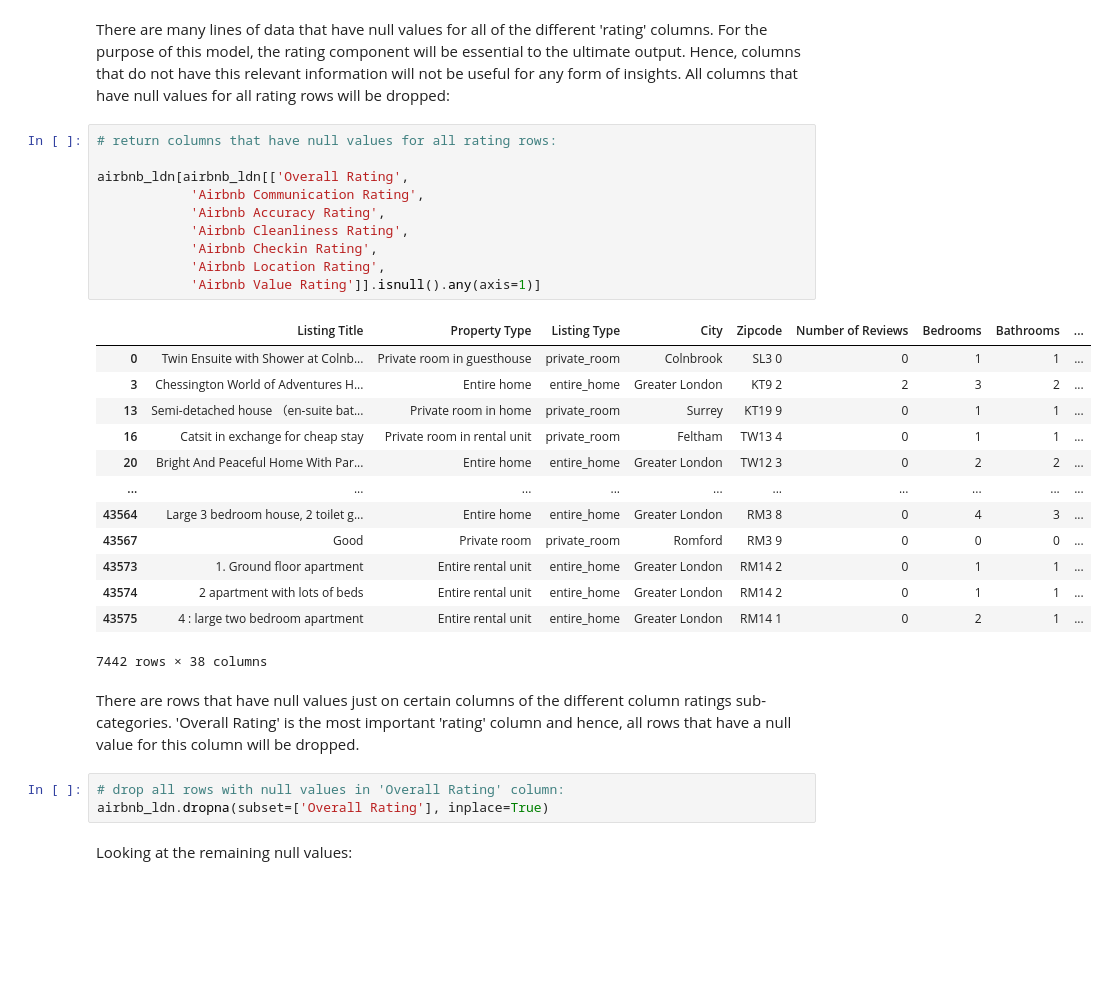
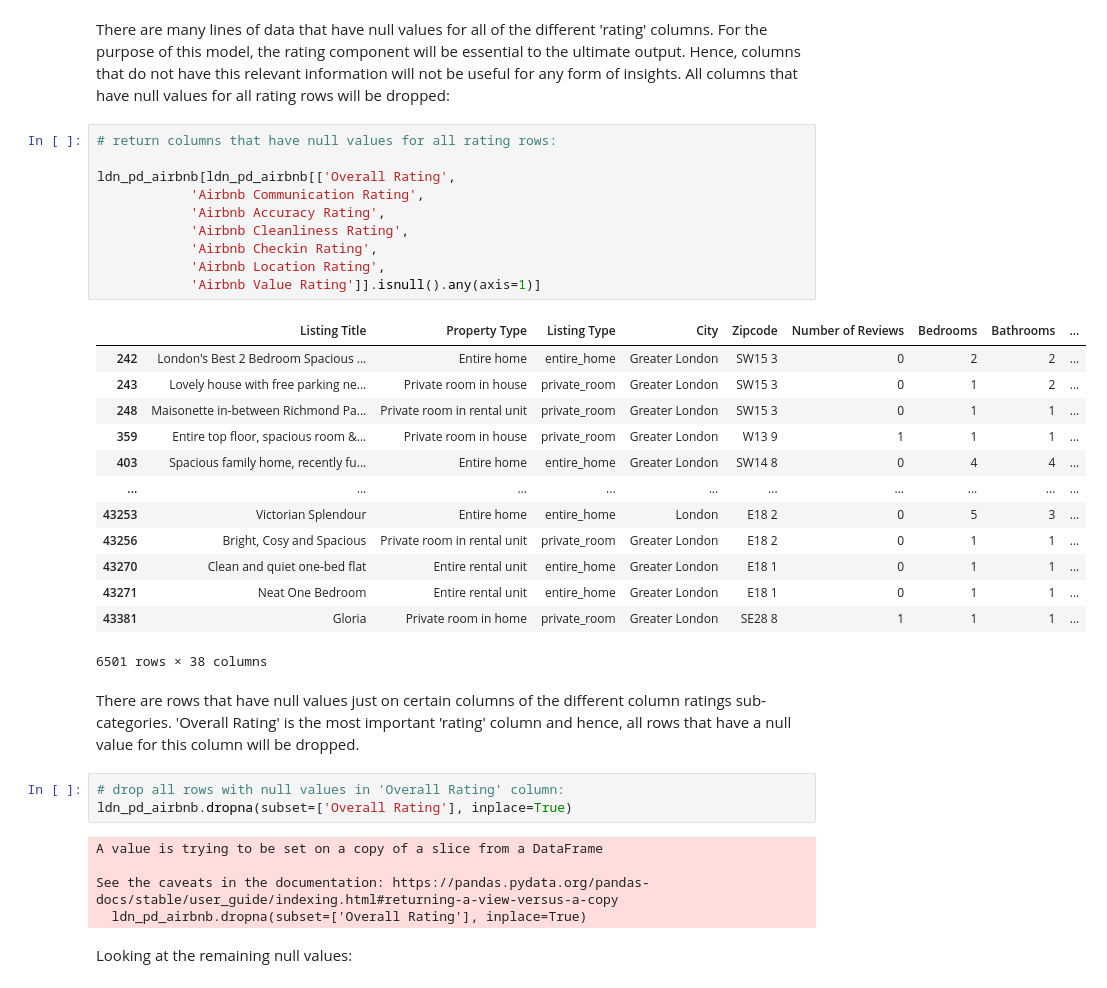
Before and after one commit to BMedlam/Accounting-For-Taste, a Jupyter notebook: Data Cleaning - Capstone.ipynb, the cells around one changed output. Cells and saved outputs as stored; diff of their text form; blank space fills up the shorter version.

```diff
--- a/Data Cleaning - Capstone.ipynb
+++ b/Data Cleaning - Capstone.ipynb
@@ -298,32 +298,37 @@ There are many lines of data that have null values for all of the different 'rat
 # %%
 # return columns that have null values for all rating rows:
 
-airbnb_ldn[airbnb_ldn[['Overall Rating',
+ldn_pd_airbnb[ldn_pd_airbnb[['Overall Rating',
             'Airbnb Communication Rating',
             'Airbnb Accuracy Rating',
             'Airbnb Cleanliness Rating',
             'Airbnb Checkin Rating',
             'Airbnb Location Rating',
             'Airbnb Value Rating']].isnull().any(axis=1)]
 # %% [output]
 |  | Listing Title | Property Type | Listing Type | City | Zipcode | Number of Reviews | Bedrooms | Bathrooms | ... |
-| 0 | Twin Ensuite with Shower at Colnb... | Private room in guesthouse | private_room | Colnbrook | SL3 0 | 0 | 1 | 1 | ... |
-| 3 | Chessington World of Adventures H... | Entire home | entire_home | Greater London | KT9 2 | 2 | 3 | 2 | ... |
-| 13 | Semi-detached house （en-suite bat... | Private room in home | private_room | Surrey | KT19 9 | 0 | 1 | 1 | ... |
-| 16 | Catsit in exchange for cheap stay | Private room in rental unit | private_room | Feltham | TW13 4 | 0 | 1 | 1 | ... |
-| 20 | Bright And Peaceful Home With Par... | Entire home | entire_home | Greater London | TW12 3 | 0 | 2 | 2 | ... |
+| 242 | London's Best 2 Bedroom Spacious ... | Entire home | entire_home | Greater London | SW15 3 | 0 | 2 | 2 | ... |
+| 243 | Lovely house with free parking ne... | Private room in house | private_room | Greater London | SW15 3 | 0 | 1 | 2 | ... |
+| 248 | Maisonette in-between Richmond Pa... | Private room in rental unit | private_room | Greater London | SW15 3 | 0 | 1 | 1 | ... |
+| 359 | Entire top floor, spacious room &... | Private room in house | private_room | Greater London | W13 9 | 1 | 1 | 1 | ... |
+| 403 | Spacious family home, recently fu... | Entire home | entire_home | Greater London | SW14 8 | 0 | 4 | 4 | ... |
 | ... | ... | ... | ... | ... | ... | ... | ... | ... | ... |
-| 43564 | Large 3 bedroom house, 2 toilet g... | Entire home | entire_home | Greater London | RM3 8 | 0 | 4 | 3 | ... |
-| 43567 | Good | Private room | private_room | Romford | RM3 9 | 0 | 0 | 0 | ... |
-| 43573 | 1. Ground floor apartment | Entire rental unit | entire_home | Greater London | RM14 2 | 0 | 1 | 1 | ... |
-| 43574 | 2 apartment with lots of beds | Entire rental unit | entire_home | Greater London | RM14 2 | 0 | 1 | 1 | ... |
-| 43575 | 4 : large two bedroom apartment | Entire rental unit | entire_home | Greater London | RM14 1 | 0 | 2 | 1 | ... |
+| 43253 | Victorian Splendour | Entire home | entire_home | London | E18 2 | 0 | 5 | 3 | ... |
+| 43256 | Bright, Cosy and Spacious | Private room in rental unit | private_room | Greater London | E18 2 | 0 | 1 | 1 | ... |
+| 43270 | Clean and quiet one-bed flat | Entire rental unit | entire_home | Greater London | E18 1 | 0 | 1 | 1 | ... |
+| 43271 | Neat One Bedroom | Entire rental unit | entire_home | Greater London | E18 1 | 0 | 1 | 1 | ... |
+| 43381 | Gloria | Private room in home | private_room | Greater London | SE28 8 | 1 | 1 | 1 | ... |
-7442 rows × 38 columns
+6501 rows × 38 columns
 # %% [markdown]
 There are rows that have null values just on certain columns of the different column ratings sub-categories. 'Overall Rating' is the most important 'rating' column and hence, all rows that have a null value for this column will be dropped.
 # %%
 # drop all rows with null values in 'Overall Rating' column:
-airbnb_ldn.dropna(subset=['Overall Rating'], inplace=True)
+ldn_pd_airbnb.dropna(subset=['Overall Rating'], inplace=True)
+# %% [output]
+A value is trying to be set on a copy of a slice from a DataFrame
+
+See the caveats in the documentation: https://pandas.pydata.org/pandas-docs/stable/user_guide/indexing.html#returning-a-view-versus-a-copy
+  ldn_pd_airbnb.dropna(subset=['Overall Rating'], inplace=True)
 # %% [markdown]
 Looking at the remaining null values:
 # %%
```
Also changed, not shown: parts of 6 cells of this notebook, 2 other files.
